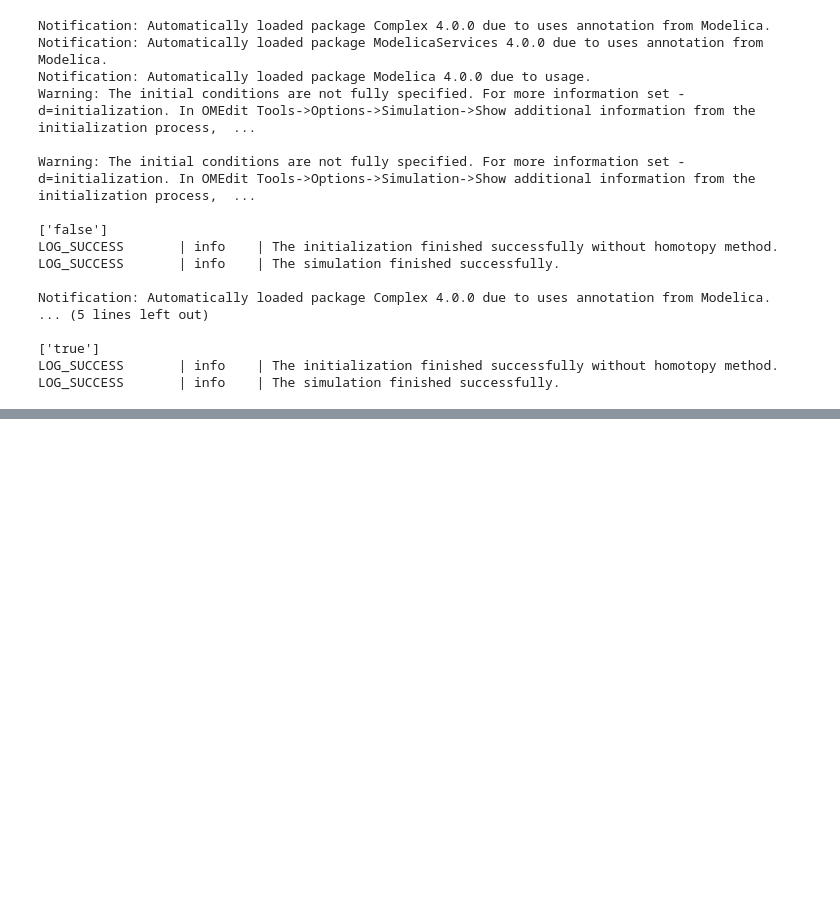
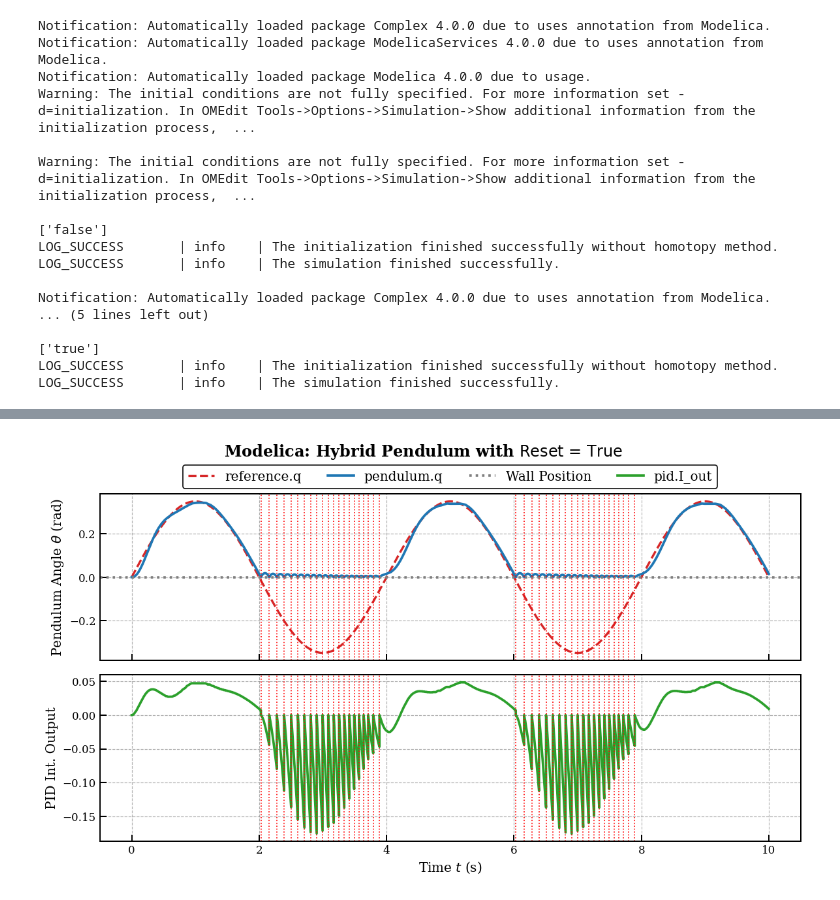
Before and after one commit to FlorianFrech/SystemSimulation, a Jupyter notebook: demos/ControlledPendulum/MyModels/Modelica/hybrid_example.ipynb, the cells around one changed output, grey strips where cells are left out. Saved outputs shown, nothing was run; the diff lists cells and outputs as text; code cells hidden in the pictures; blank space fills up the shorter version.

```diff
--- a/demos/ControlledPendulum/MyModels/Modelica/hybrid_example.ipynb
+++ b/demos/ControlledPendulum/MyModels/Modelica/hybrid_example.ipynb
@@ -80,0 +81,32 @@ plt.savefig('../figures/Hybrid/Modelica_PID_Integrator_Reset_Comparison.svg')
+# %%
+fig, axs = plt.subplots(ncols=1, nrows=2, sharex=True)
+fig.set_size_inches(10,6)
+
+fig.suptitle(r'Modelica: Hybrid Pendulum with $\text{Reset = True}$', fontweight='bold', y=0.95)
+
+s1, = axs[0].plot(results['false']['time'], results['false']['reference.q_ref'], label='reference.q', color='tab:red', linestyle='--', linewidth=2)
+s2, = axs[0].plot(results['true']['time'], results['true']['pendulum.q'], color='tab:blue', label='pendulum.q')
+s3  = axs[0].axhline(y=0, color='tab:gray', linestyle=':', label='Wall Position')
+axs[0].set_ylabel(r'Pendulum Angle $\theta$ (rad)')
+axs[0].grid()
+
+s4, = axs[1].plot(results['true']['time'], results['true']['pid.I_out'], color='tab:green', label='pid.I_out')
+axs[1].set_xlabel('Time $t$ (s)')
+axs[1].set_ylabel('PID Int. Output')
+axs[1].grid()
+
+t_contact_style = {'color': 'red', 'linestyle': ':', 'linewidth': 1}
+i = 0
+while i < len(results['true']['contact_times']):
+    t = results['true']['contact_times'][i]
+    axs[0].axvline(t, **t_contact_style)
+    axs[1].axvline(t, **t_contact_style)
+    i += 2
+
+handles = [s1, s2, s3, s4]
+axs[0].legend(handles=handles, loc='center', bbox_to_anchor=(0.5, 1.1), ncols=4)
+
+plt.tight_layout()
+plt.savefig('../figures/Hybrid/Modelica_PID_Integrator_Reset_True.svg')
+# %% [output]
+[figure, added]
```
Also changed, not shown: parts of 1 cell of this notebook, 43 other files.
